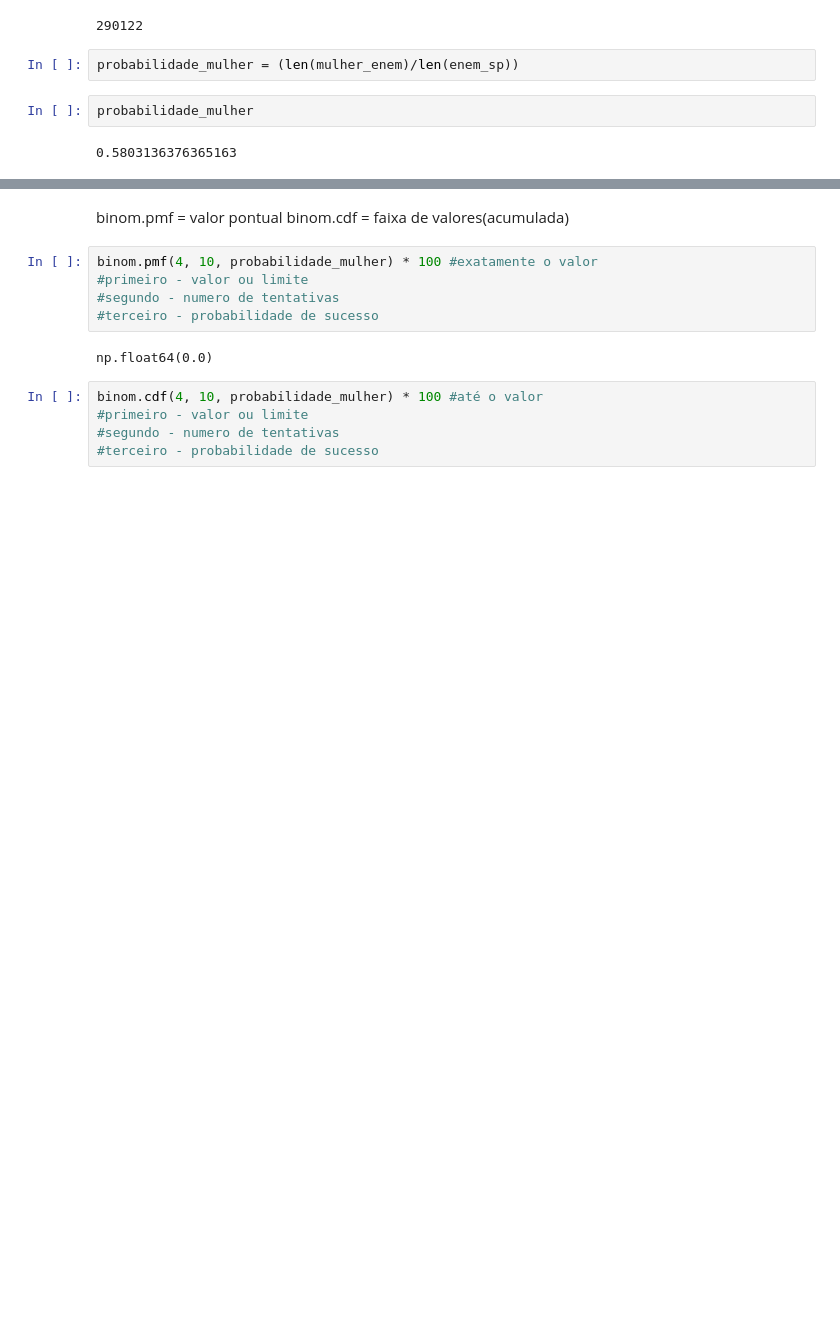
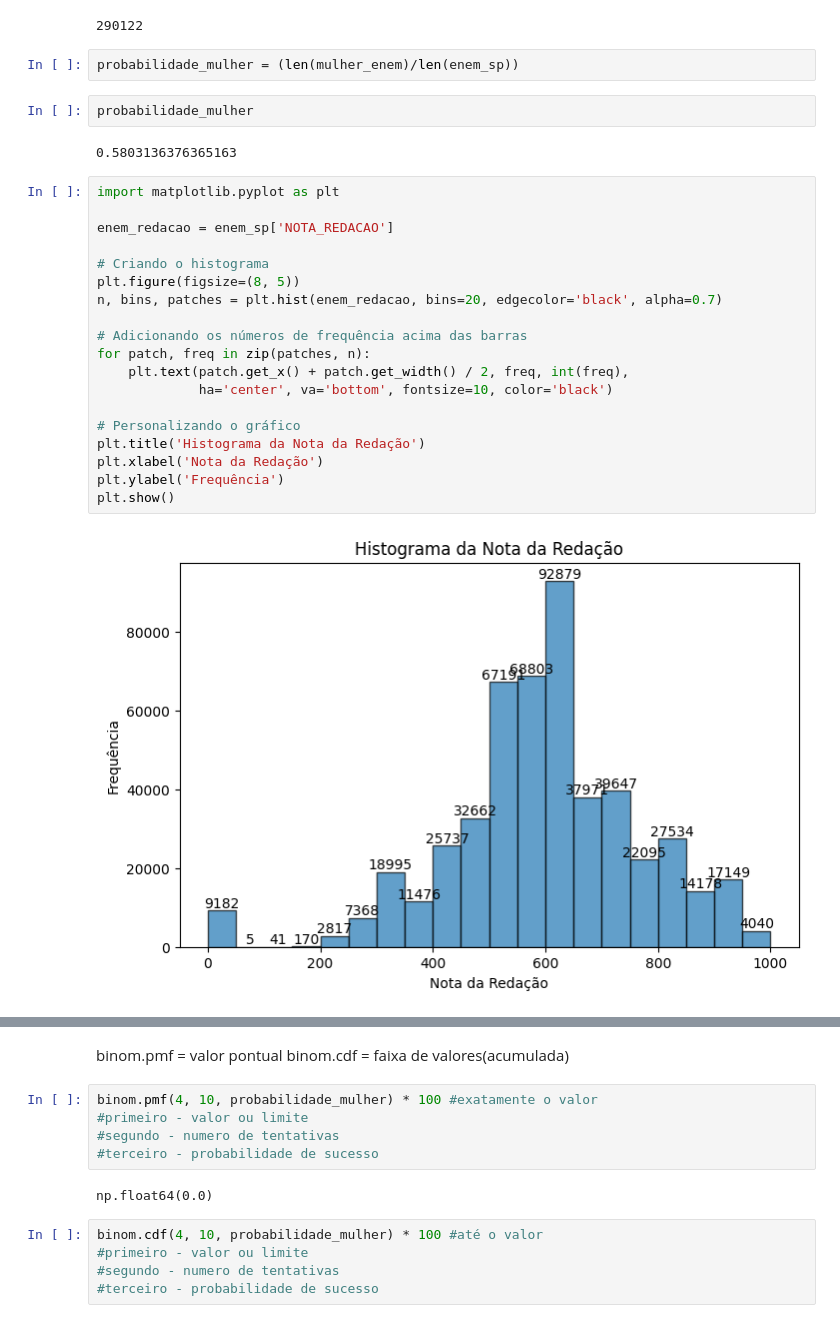
Before and after one commit to LTRibeiros/AnaliseDeDados_Python, a Jupyter notebook: aula5.ipynb, the cells around one changed output, grey strips where cells are left out. Saved outputs shown, nothing was run; the diff lists cells and outputs as text; blank space fills up the shorter version.

Commit message:
feat novos gráficos e análises

```diff
--- a/aula5.ipynb
+++ b/aula5.ipynb
@@ -33,3 +96,24 @@ probabilidade_mulher = (len(mulher_enem)/len(enem_sp))
 probabilidade_mulher
 # %% [output]
 0.5803136376365163
+# %%
+import matplotlib.pyplot as plt
+
+enem_redacao = enem_sp['NOTA_REDACAO']
+
+# Criando o histograma
+plt.figure(figsize=(8, 5))
+n, bins, patches = plt.hist(enem_redacao, bins=20, edgecolor='black', alpha=0.7)
+
+# Adicionando os números de frequência acima das barras
+for patch, freq in zip(patches, n):
+    plt.text(patch.get_x() + patch.get_width() / 2, freq, int(freq),
+             ha='center', va='bottom', fontsize=10, color='black')
+
+# Personalizando o gráfico
+plt.title('Histograma da Nota da Redação')
+plt.xlabel('Nota da Redação')
+plt.ylabel('Frequência')
+plt.show()
+# %% [output]
+[figure, added]
```
Also changed, not shown: parts of 16 cells of this notebook.
